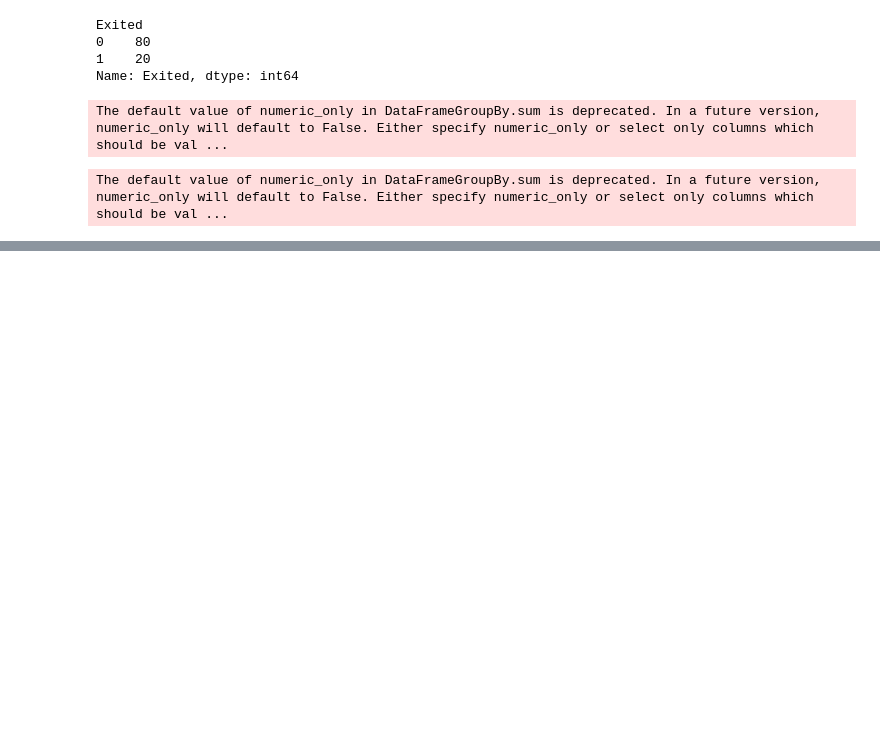
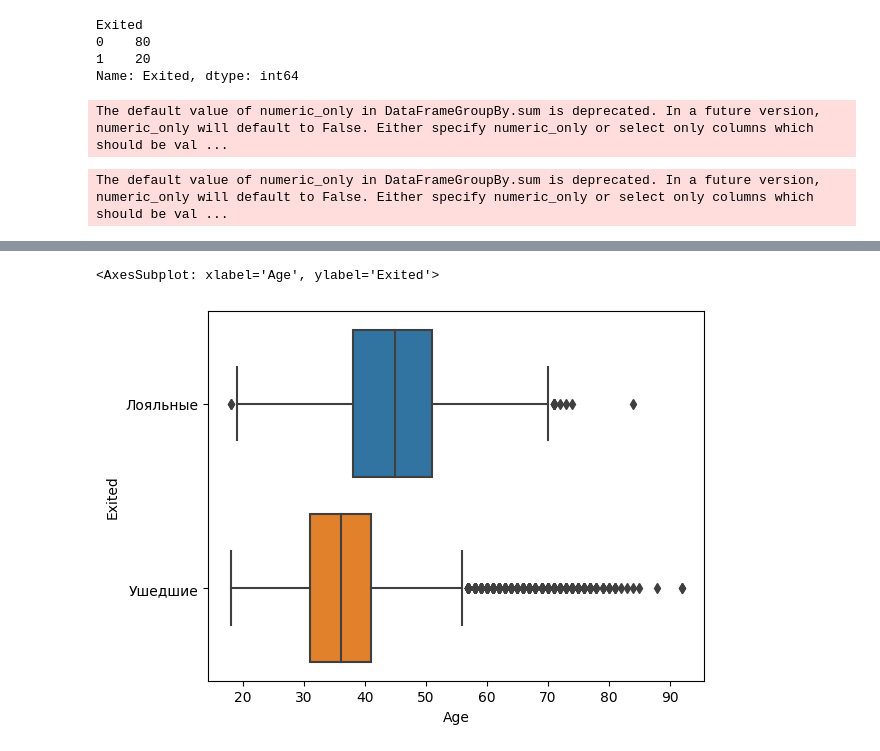
Before and after one commit to SudarickovIlya/DataCleaningProject, a Jupyter notebook: Visualization/draft.ipynb, the cells around one changed output, grey strips where cells are left out. Drawn from its saved outputs; the diff is of its cells as text; code cells hidden in the pictures; blank space fills up the shorter version.

```diff
--- a/Visualization/draft.ipynb
+++ b/Visualization/draft.ipynb
@@ -118,0 +112,10 @@ Text(0, 0.5, 'Количество клиентов')
+# %%
+sns.boxplot(
+    churn_data,
+    x='Age',
+    y=churn_data['Exited'].map({1:'Лояльные', 0:'Ушедшие'}),
+    width=0.8
+)
+# %% [output]
+<AxesSubplot: xlabel='Age', ylabel='Exited'>
+[figure, added]
```
Also changed, not shown: parts of 2 cells of this notebook, 2 other files.
